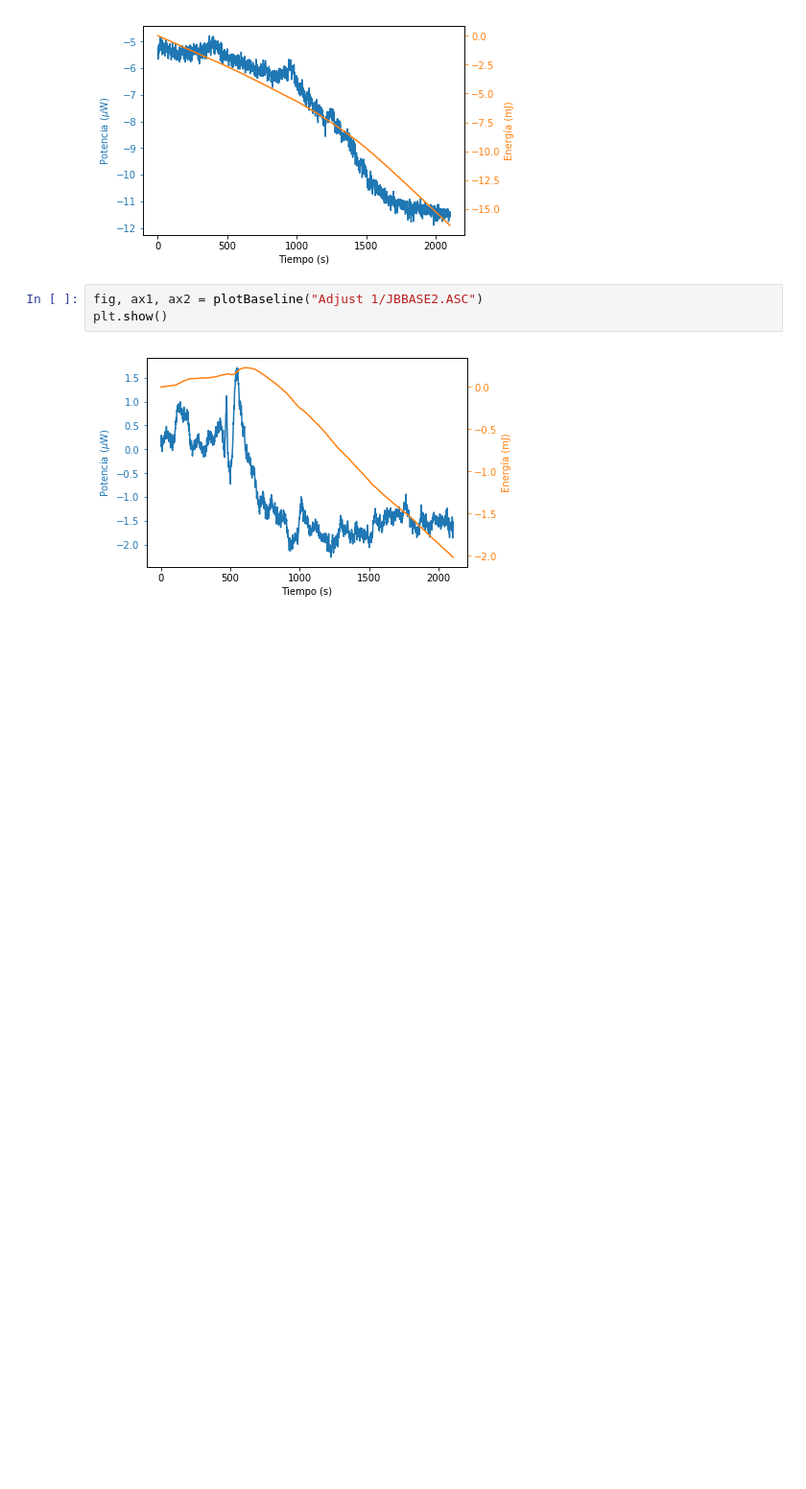
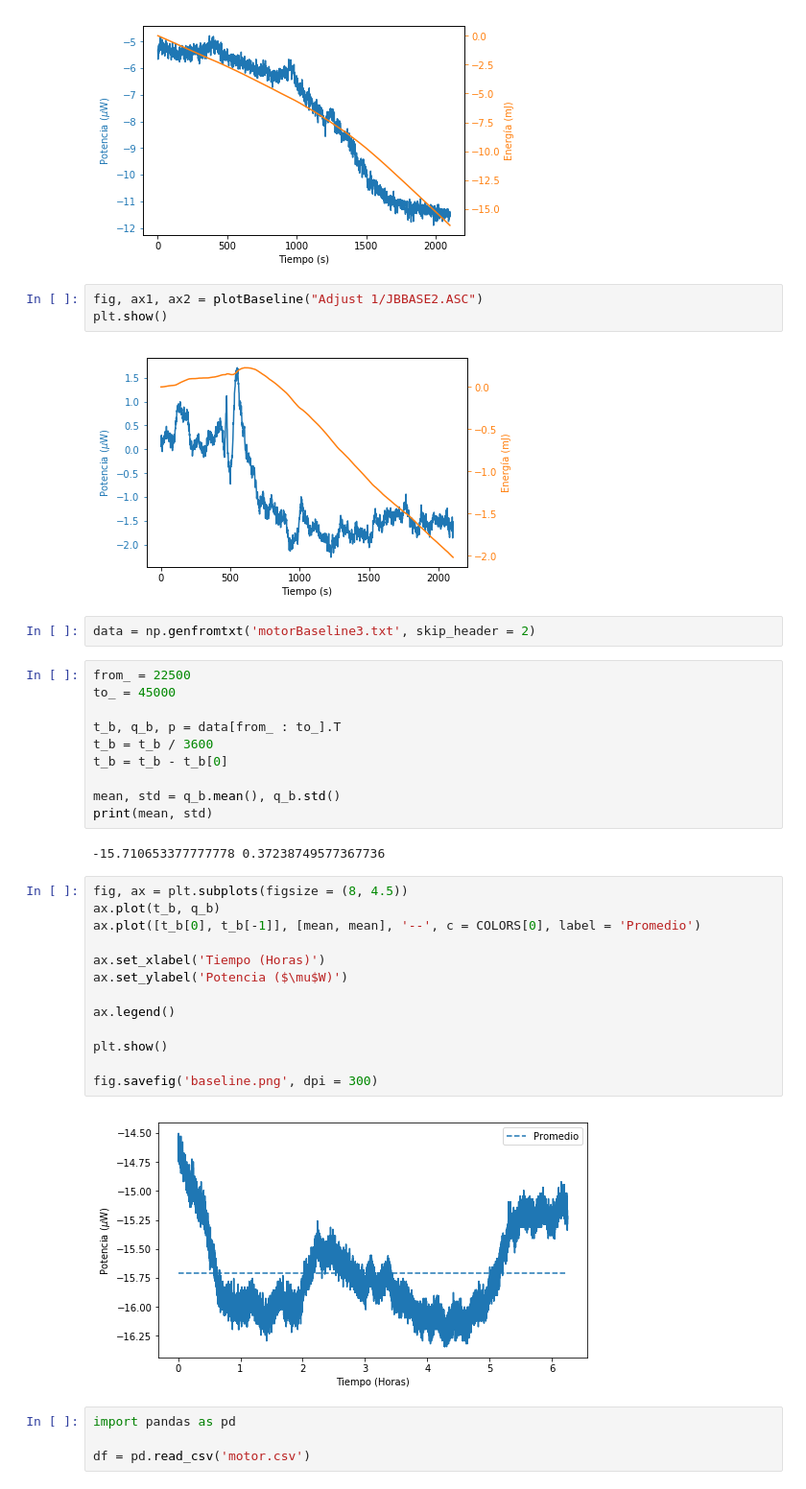
Before and after one commit to jsbarbosa/TesisQuimica, a Jupyter notebook: Data/Baselines/Plots.ipynb, the cells around one changed output. Shown at 96% size. Saved outputs shown, nothing was run; the diff lists cells and outputs as text; blank space fills up the shorter version.

```diff
--- a/Data/Baselines/Plots.ipynb
+++ b/Data/Baselines/Plots.ipynb
@@ -35,3 +35,36 @@ fig, ax1, ax2 = plotBaseline("Adjust 1/JBBASE2.ASC")
 plt.show()
 # %% [output]
 [figure]
+# %%
+data = np.genfromtxt('motorBaseline3.txt', skip_header = 2)
+# %%
+from_ = 22500
+to_ = 45000
+
+t_b, q_b, p = data[from_ : to_].T
+t_b = t_b / 3600
+t_b = t_b - t_b[0]
+
+mean, std = q_b.mean(), q_b.std()
+print(mean, std)
+# %% [output]
+-15.710653377777778 0.37238749577367736
+# %%
+fig, ax = plt.subplots(figsize = (8, 4.5))
+ax.plot(t_b, q_b)
+ax.plot([t_b[0], t_b[-1]], [mean, mean], '--', c = COLORS[0], label = 'Promedio')
+
+ax.set_xlabel('Tiempo (Horas)')
+ax.set_ylabel('Potencia ($\mu$W)')
+
+ax.legend()
+
+plt.show()
+
+fig.savefig('baseline.png', dpi = 300)
+# %% [output]
+[figure, added]
+# %%
+import pandas as pd
+
+df = pd.read_csv('motor.csv')
```
Also changed, not shown: parts of 3 cells of this notebook, 18 other files.
